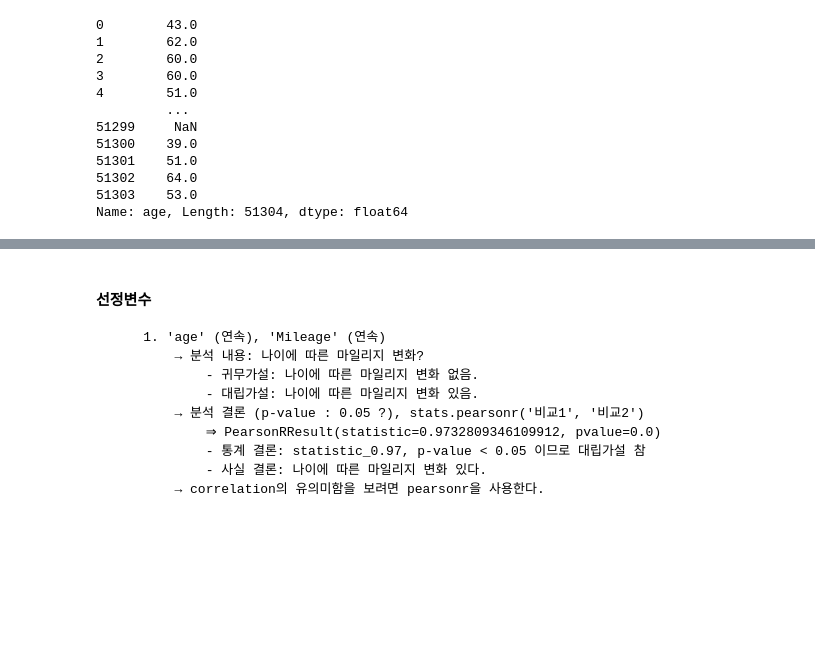
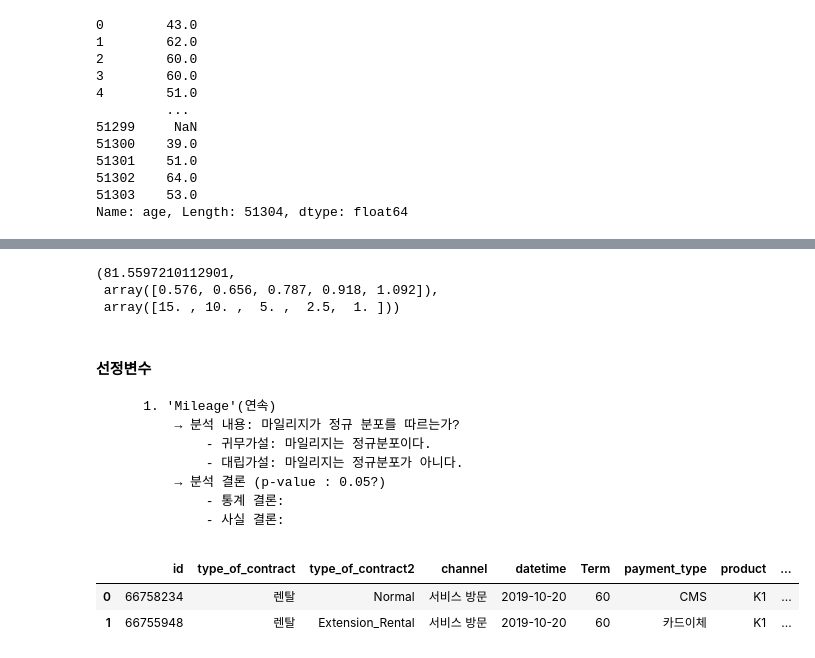
Before and after one commit to SSSanga/study_data_analytics, a Jupyter notebook: codes/CDA/TypeOfContractChannel_CDA_singlevalue.ipynb, the cells around one changed output, grey strips where cells are left out. Saved outputs shown, nothing was run; the diff lists cells and outputs as text; code cells hidden in the pictures; blank space fills up the shorter version.

```diff
--- a/codes/CDA/TypeOfContractChannel_CDA_singlevalue.ipynb
+++ b/codes/CDA/TypeOfContractChannel_CDA_singlevalue.ipynb
@@ -68,11 +82,24 @@ stats.anderson(df_TOCC_age)
+# %%
+## s < cv :정규분포, s > cv : 비정규분포
+s, cv, sl = stats.anderson(df_TOCC_age)
+s, cv, sl
+# %% [output]
+(81.5597210112901,
+ array([0.576, 0.656, 0.787, 0.918, 1.092]),
+ array([15. , 10. ,  5. ,  2.5,  1. ]))
 # %% [markdown]
 #### 선정변수
-        1. 'age' (연속), 'Mileage' (연속)
-            → 분석 내용: 나이에 따른 마일리지 변화?
-                - 귀무가설: 나이에 따른 마일리지 변화 없음.
-                - 대립가설: 나이에 따른 마일리지 변화 있음.
-            → 분석 결론 (p-value : 0.05 ?), stats.pearsonr('비교1', '비교2')
-                ⇒ PearsonRResult(statistic=0.9732809346109912, pvalue=0.0)
-                - 통계 결론: statistic_0.97, p-value < 0.05 이므로 대립가설 참
-                - 사실 결론: 나이에 따른 마일리지 변화 있다.
-            → correlation의 유의미함을 보려면 pearsonr을 사용한다.
+        1. 'Mileage'(연속)
+            → 분석 내용: 마일리지가 정규 분포를 따르는가?
+                - 귀무가설: 마일리지는 정규분포이다.
+                - 대립가설: 마일리지는 정규분포가 아니다.
+            → 분석 결론 (p-value : 0.05?)
+                - 통계 결론:
+                - 사실 결론:
+# %%
+df_TOCC_dropna=df_TOCC.dropna()[:500]
+df_TOCC_dropna[:2]
+# %% [output]
+|  | id | type_of_contract | type_of_contract2 | channel | datetime | Term | payment_type | product | ... |
+| 0 | 66758234 | 렌탈 | Normal | 서비스 방문 | 2019-10-20 | 60 | CMS | K1 | ... |
+| 1 | 66755948 | 렌탈 | Extension_Rental | 서비스 방문 | 2019-10-20 | 60 | 카드이체 | K1 | ... |
```
Also changed, not shown: parts of 11 cells of this notebook, 4 other files.
